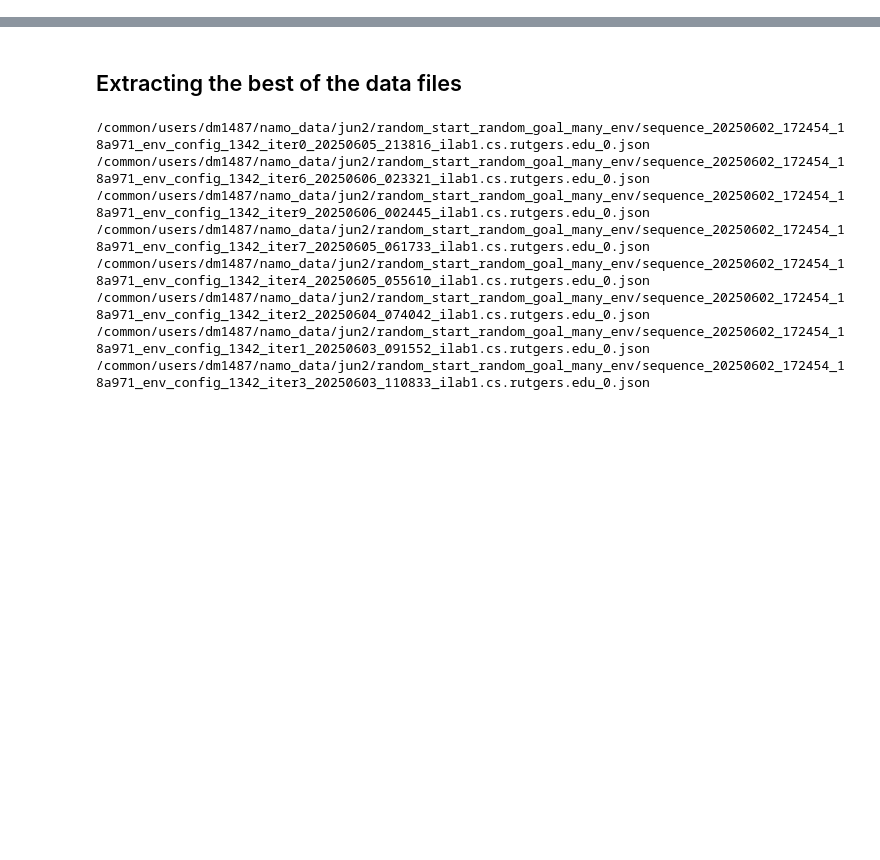
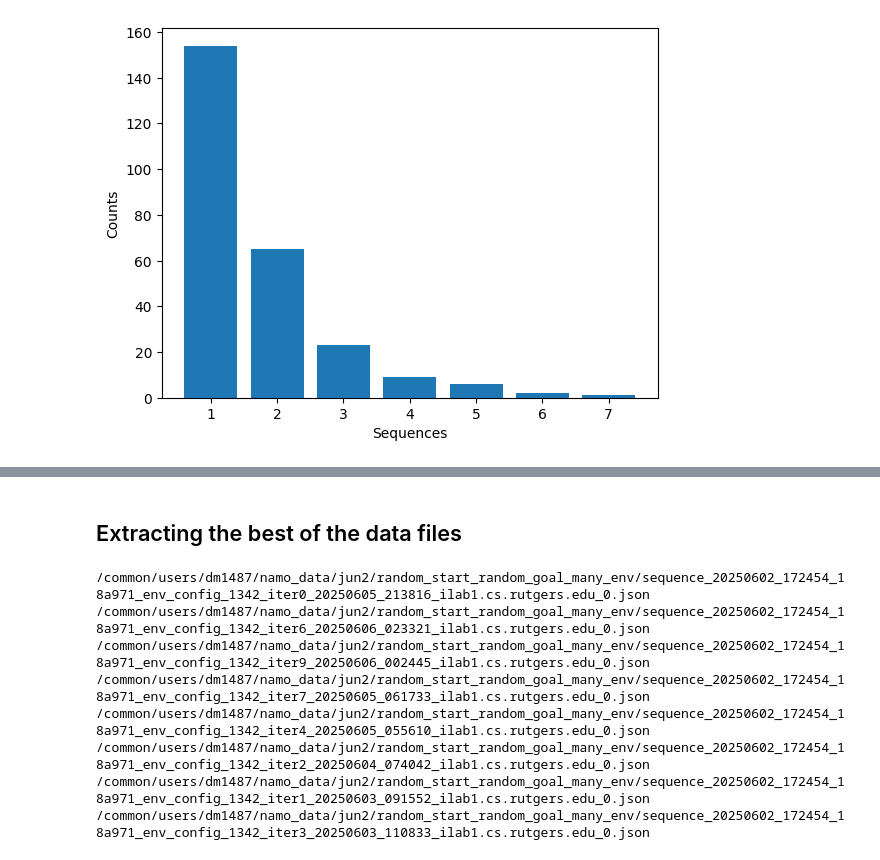
Before and after one commit to dhruvmetha/sage_learning, a Jupyter notebook: notebooks/data.ipynb, the cells around one changed output, grey strips where cells are left out. Saved outputs shown, nothing was run; the diff lists cells and outputs as text; code cells hidden in the pictures; blank space fills up the shorter version.

```diff
--- a/notebooks/data.ipynb
+++ b/notebooks/data.ipynb
@@ -39,3 +44,16 @@ datafiles = [os.path.join(DATA_DIR, f) for f in os.listdir(DATA_DIR) if f.endswi
+# %%
+# Method 2: With explicit positioning and labels
+categories = list(counts.keys())
+values = list(counts.values())
+
+plt.bar(categories, values)
+plt.xticks(categories)  # Ensure all categories are shown
+plt.xlabel("Sequences")
+plt.ylabel("Counts")
+# plt.title("")
+plt.show()
+# %% [output]
+[figure, added]
 # %%
 random.shuffle(datafiles)
 dp_counts = {}
```
Also changed, not shown: parts of 5 cells of this notebook, 7 other files.
